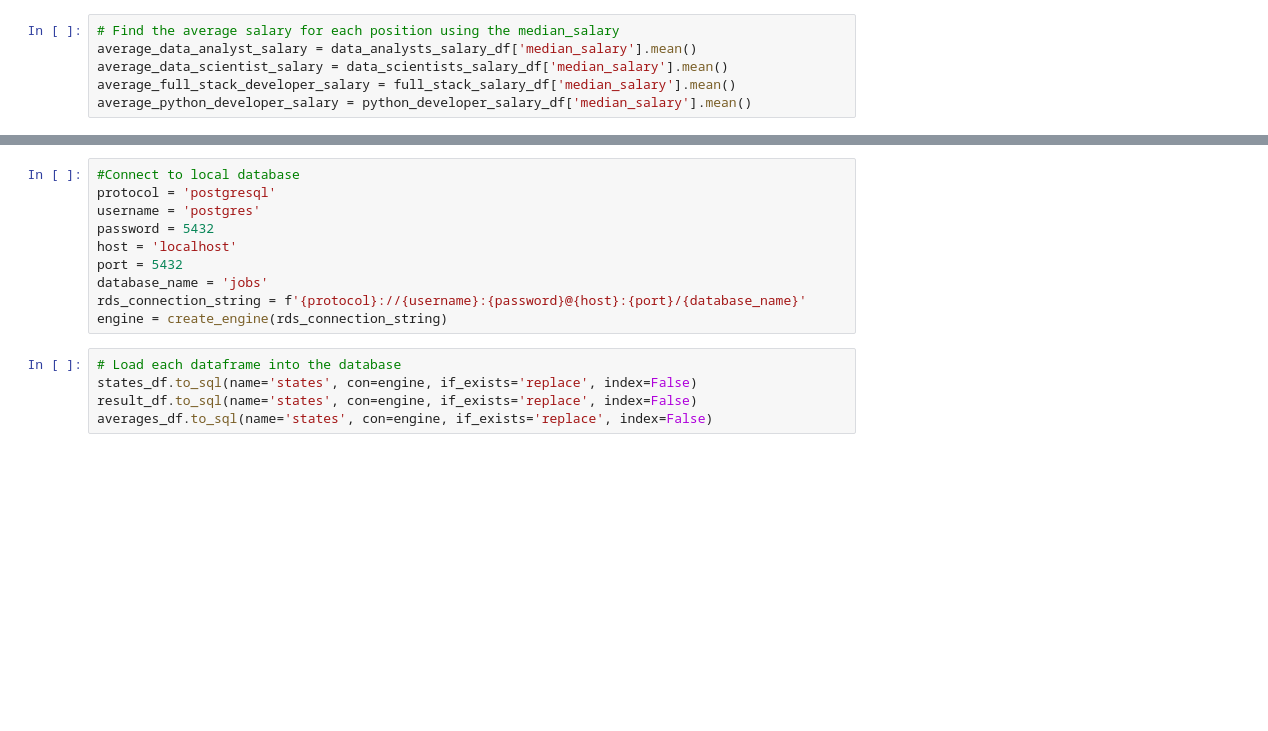
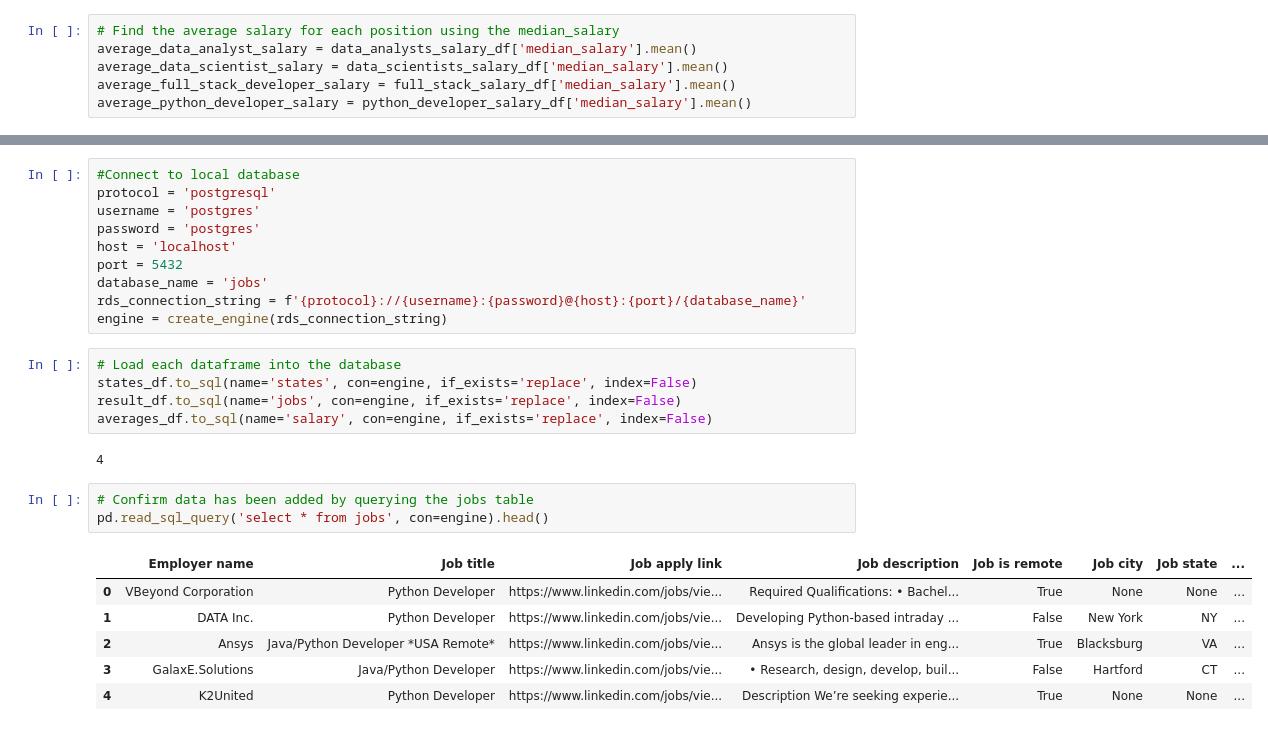
Before and after one commit to JeremyTallant/data_jobs_dashboard, a Jupyter notebook: notebooks/data_cleaning.ipynb, the cells around one changed output, grey strips where cells are left out. Saved outputs shown, nothing was run; the diff lists cells and outputs as text; blank space fills up the shorter version.

Commit message:
finished the code and loaded data into sql

```diff
--- a/notebooks/data_cleaning.ipynb
+++ b/notebooks/data_cleaning.ipynb
@@ -295,7 +516,7 @@ averages_df
 #Connect to local database
 protocol = 'postgresql'
 username = 'postgres'
-password = 5432
+password = 'postgres'
 host = 'localhost'
 port = 5432
 database_name = 'jobs'
@@ -304,5 +525,17 @@ engine = create_engine(rds_connection_string)
 # %%
 # Load each dataframe into the database
 states_df.to_sql(name='states', con=engine, if_exists='replace', index=False)
-result_df.to_sql(name='states', con=engine, if_exists='replace', index=False)
-averages_df.to_sql(name='states', con=engine, if_exists='replace', index=False)
+result_df.to_sql(name='jobs', con=engine, if_exists='replace', index=False)
+averages_df.to_sql(name='salary', con=engine, if_exists='replace', index=False)
+# %% [output]
+4
+# %%
+# Confirm data has been added by querying the jobs table
+pd.read_sql_query('select * from jobs', con=engine).head()
+# %% [output]
+|  | Employer name | Job title | Job apply link | Job description | Job is remote | Job city | Job state | ... |
+| 0 | VBeyond Corporation | Python Developer | https://www.linkedin.com/jobs/vie... | Required Qualifications: • Bachel... | True | None | None | ... |
+| 1 | DATA Inc. | Python Developer | https://www.linkedin.com/jobs/vie... | Developing Python-based intraday ... | False | New York | NY | ... |
+| 2 | Ansys | Java/Python Developer *USA Remote* | https://www.linkedin.com/jobs/vie... | Ansys is the global leader in eng... | True | Blacksburg | VA | ... |
+| 3 | GalaxE.Solutions | Java/Python Developer | https://www.linkedin.com/jobs/vie... | • Research, design, develop, buil... | False | Hartford | CT | ... |
+| 4 | K2United | Python Developer | https://www.linkedin.com/jobs/vie... | Description We’re seeking experie... | True | None | None | ... |
```
Also changed, not shown: parts of 17 cells of this notebook, 11 other files.
